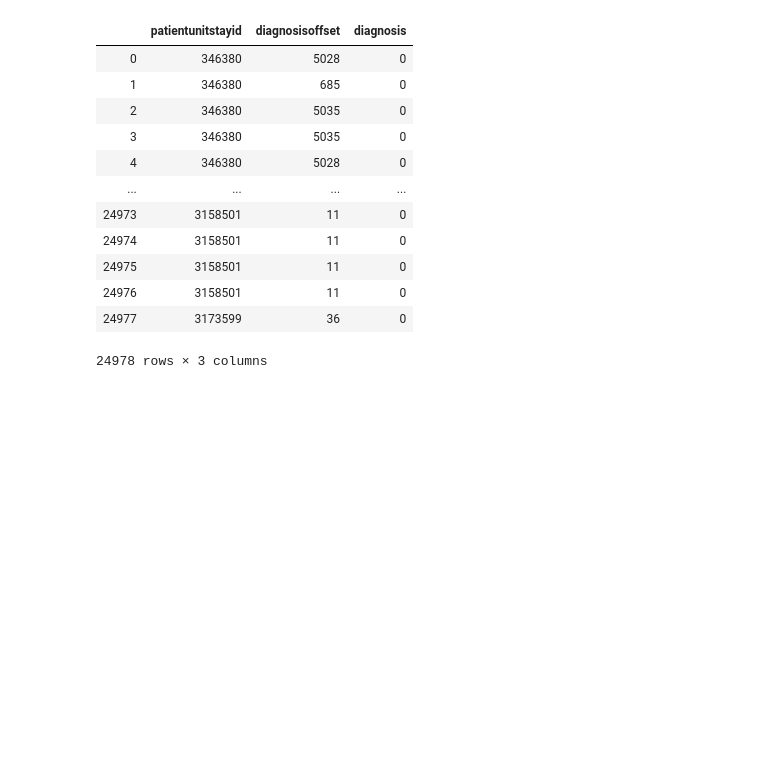
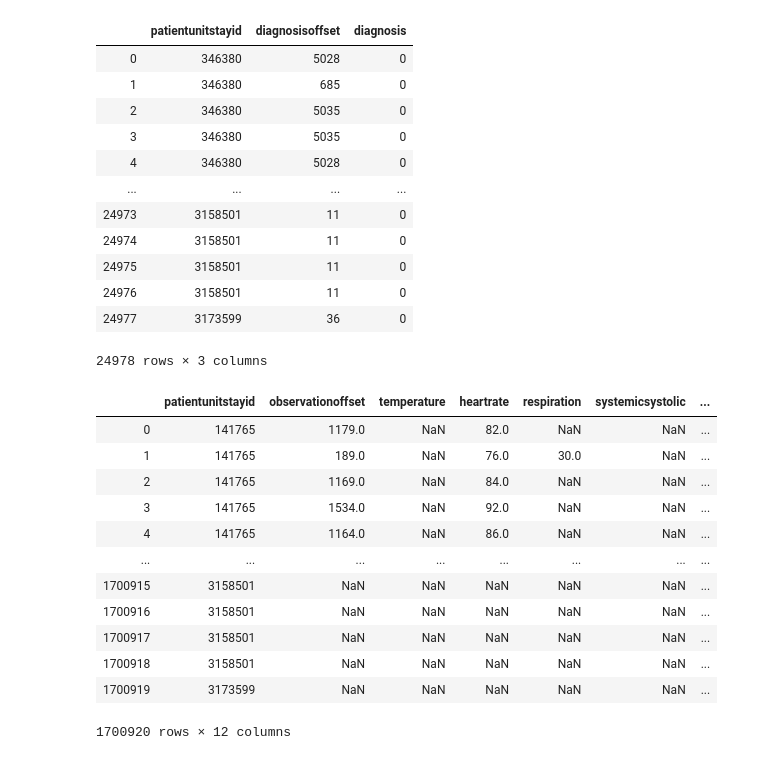
Before and after one commit to StallionsProject/SepsisPrediction, a Jupyter notebook: Jupyter Notebooks/merging-training-tables.ipynb, the cells around one changed output. Cells and saved outputs as stored; diff of their text form; code cells hidden in the pictures; blank space fills up the shorter version.

Commit message:
[UPDATE] Fixed Final Merge

```diff
--- a/Jupyter Notebooks/merging-training-tables.ipynb
+++ b/Jupyter Notebooks/merging-training-tables.ipynb
@@ -119,10 +133,24 @@ diagnosis
 | 24977 | 3173599 | 36 | 0 |
 24978 rows × 3 columns
 # %%
-finalMerge = pd.merge(merge1, diagnosis,  how='inner', left_on=['patientunitstayid','observationoffset'], right_on = ['patientunitstayid', 'observationoffset'])
+finalMerge = pd.merge(merge1, diagnosis,  how='outer', left_on=['patientunitstayid','observationoffset'], right_on = ['patientunitstayid', 'diagnosisoffset'])
 del merge1, diagnosis
 finalMerge.drop_duplicates()
 finalMerge
+# %% [output]
+|  | patientunitstayid | observationoffset | temperature | heartrate | respiration | systemicsystolic | ... |
+| 0 | 141765 | 1179.0 | NaN | 82.0 | NaN | NaN | ... |
+| 1 | 141765 | 189.0 | NaN | 76.0 | 30.0 | NaN | ... |
+| 2 | 141765 | 1169.0 | NaN | 84.0 | NaN | NaN | ... |
+| 3 | 141765 | 1534.0 | NaN | 92.0 | NaN | NaN | ... |
+| 4 | 141765 | 1164.0 | NaN | 86.0 | NaN | NaN | ... |
+| ... | ... | ... | ... | ... | ... | ... | ... |
+| 1700915 | 3158501 | NaN | NaN | NaN | NaN | NaN | ... |
+| 1700916 | 3158501 | NaN | NaN | NaN | NaN | NaN | ... |
+| 1700917 | 3158501 | NaN | NaN | NaN | NaN | NaN | ... |
+| 1700918 | 3158501 | NaN | NaN | NaN | NaN | NaN | ... |
+| 1700919 | 3173599 | NaN | NaN | NaN | NaN | NaN | ... |
+1700920 rows × 12 columns
 # %%
 path = "../eICU/training/"
 finalMerge.to_csv(path + "finalMerge.csv", sep=',', index=False, encoding='utf-8')
```
Also changed, not shown: parts of 2 cells of this notebook.
